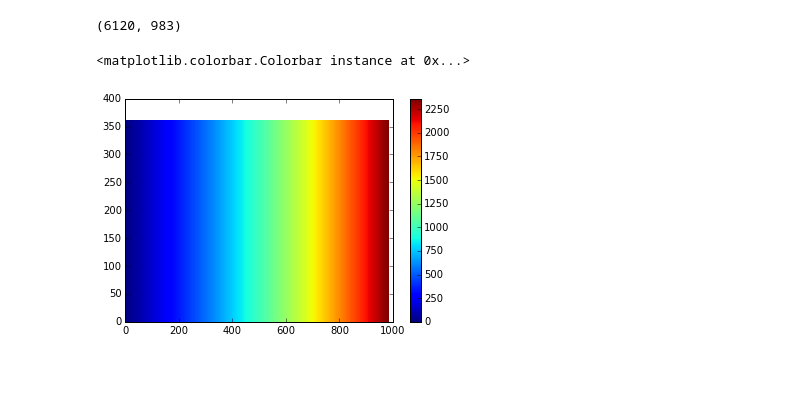
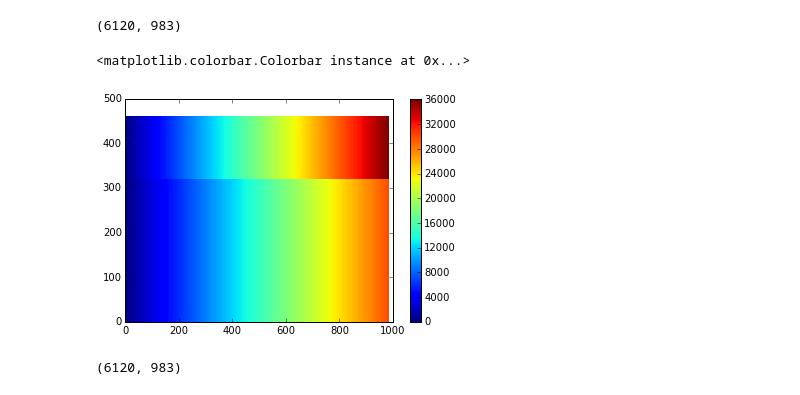
Before and after one commit to ANL-DIGR/openvap, a Jupyter notebook: development/cmac2/notebooks/2 Fuzzy Logic exploration, a simple stab.ipynb, the cells around one changed output. Cells and saved outputs as stored; diff of their text form; code cells hidden in the pictures.

```diff
--- a/development/cmac2/notebooks/2 Fuzzy Logic exploration, a simple stab.ipynb
+++ b/development/cmac2/notebooks/2 Fuzzy Logic exploration, a simple stab.ipynb
@@ -185,8 +220,8 @@ print(z.shape)
 (6120, 983)
 # %%
 fig = plt.figure()
-plt.pcolormesh(z[0:360, :])
+plt.pcolormesh(z[4000:4460, :])
 plt.colorbar()
 # %% [output]
 <matplotlib.colorbar.Colorbar instance at 0x...>
-[figure, old version]
+[figure, new version]
@@ -192,0 +244,4 @@ plt.colorbar()
+# %%
+print(fld.shape)
+# %% [output]
+(6120, 983)
```
Also changed, not shown: parts of 11 cells of this notebook.
